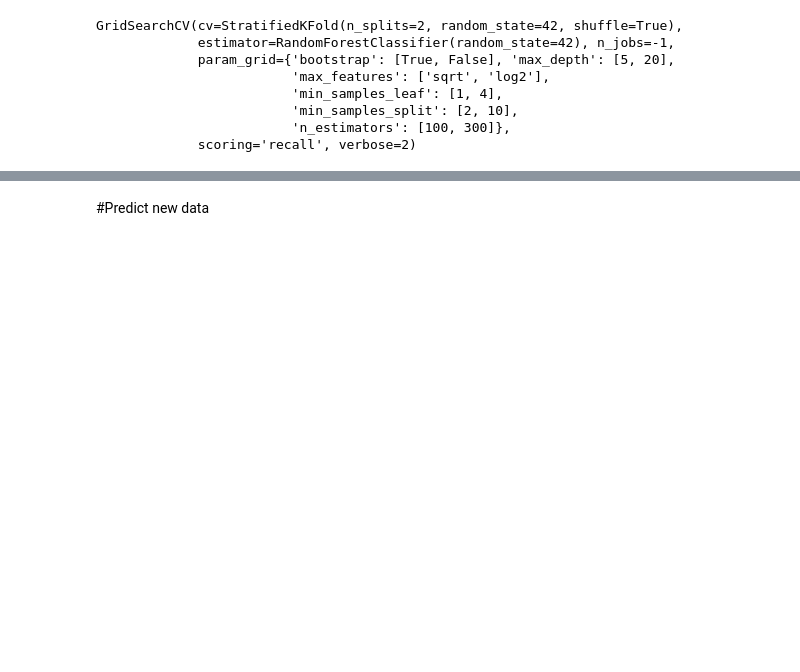
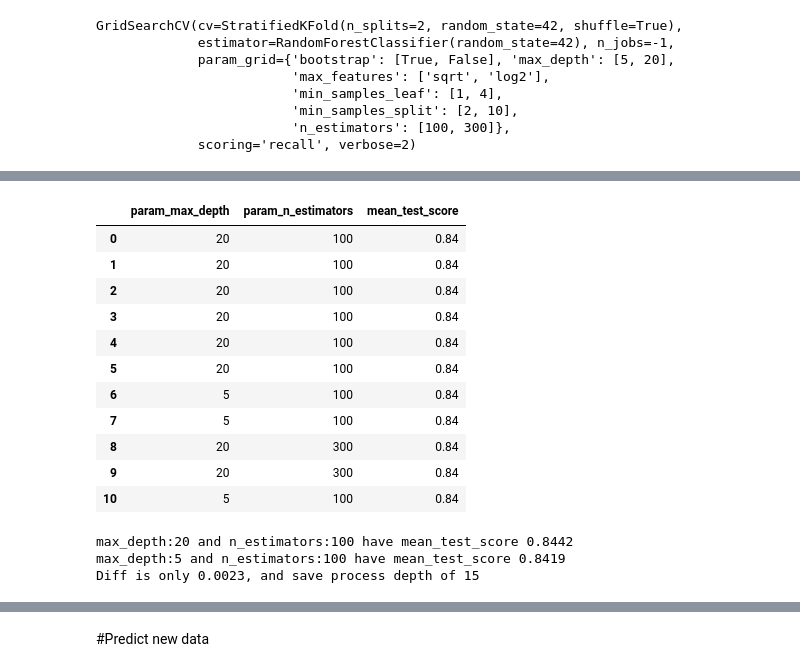
Before and after one commit to JCSR2022/challenge3-data-science-Alura, a Jupyter notebook: challenge3_data_science_Alura_.ipynb, the cells around one changed output, grey strips where cells are left out. Drawn from its saved outputs; the diff is of its cells as text; code cells hidden in the pictures; blank space fills up the shorter version.

```diff
--- a/challenge3_data_science_Alura_.ipynb
+++ b/challenge3_data_science_Alura_.ipynb
@@ -513,0 +544,32 @@ Best Parameters:
+# %%
+results = pd.DataFrame(grid_search.cv_results_).reset_index(drop=True)
+
+results = results.sort_values(
+    by="mean_test_score",
+    ascending=False
+)
+results.reset_index(drop=True,inplace=True)
+
+
+# to check if the second or third , have similar score with less size,
+display(show_table(results[['param_max_depth','param_n_estimators','mean_test_score']].head(11),'mean_test_score'))
+
+print( f'max_depth:{results.loc[0,'param_max_depth']} and n_estimators:{results.loc[0,'param_n_estimators']} have mean_test_score {results.loc[0,'mean_test_score']:.4f}')
+print( f'max_depth:{results.loc[10,'param_max_depth']} and n_estimators:{results.loc[10,'param_n_estimators']} have mean_test_score {results.loc[10,'mean_test_score']:.4f}')
+print( f'Diff is only {(results.loc[0,'mean_test_score']-results.loc[10,'mean_test_score']):.4f}, and save process depth of {(results.loc[0,'param_max_depth']-results.loc[10,'param_max_depth'])} ')
+# %% [output]
+|  | param_max_depth | param_n_estimators | mean_test_score |
+| 0 | 20 | 100 | 0.84 |
+| 1 | 20 | 100 | 0.84 |
+| 2 | 20 | 100 | 0.84 |
+| 3 | 20 | 100 | 0.84 |
+| 4 | 20 | 100 | 0.84 |
+| 5 | 20 | 100 | 0.84 |
+| 6 | 5 | 100 | 0.84 |
+| 7 | 5 | 100 | 0.84 |
+| 8 | 20 | 300 | 0.84 |
+| 9 | 20 | 300 | 0.84 |
+| 10 | 5 | 100 | 0.84 |
+max_depth:20 and n_estimators:100 have mean_test_score 0.8442
+max_depth:5 and n_estimators:100 have mean_test_score 0.8419
+Diff is only 0.0023, and save process depth of 15
```
Also changed, not shown: parts of 11 cells of this notebook.
